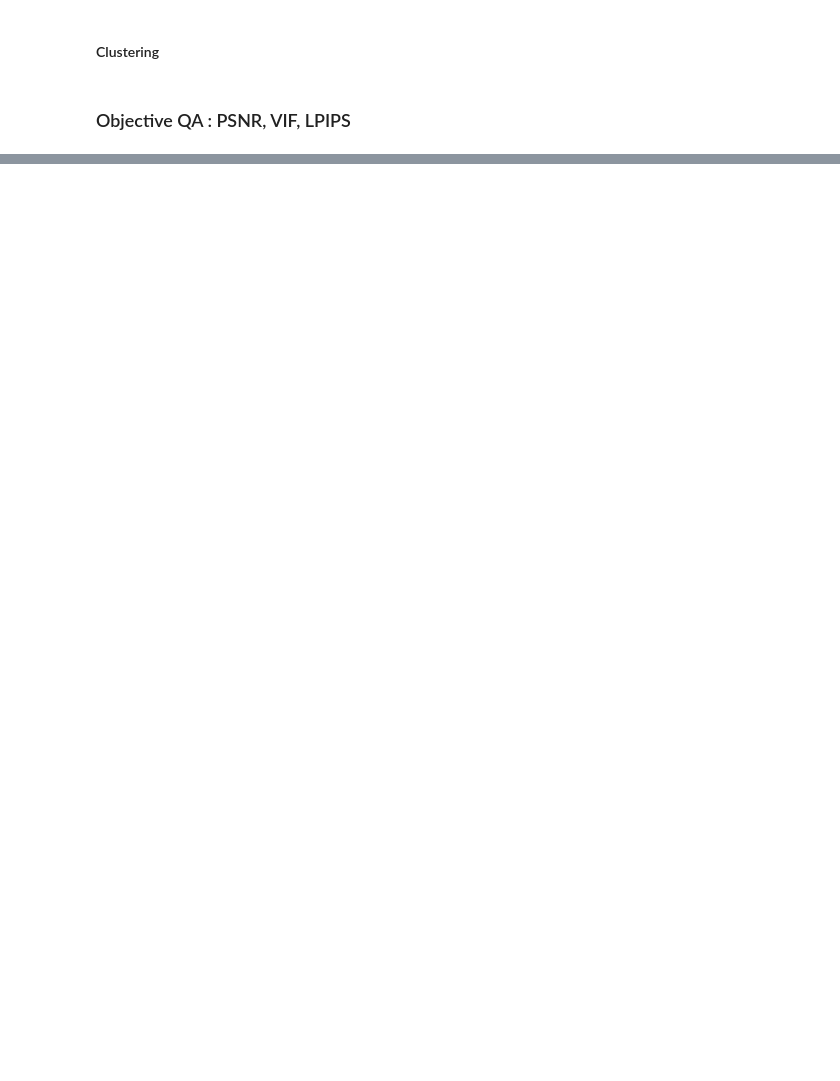
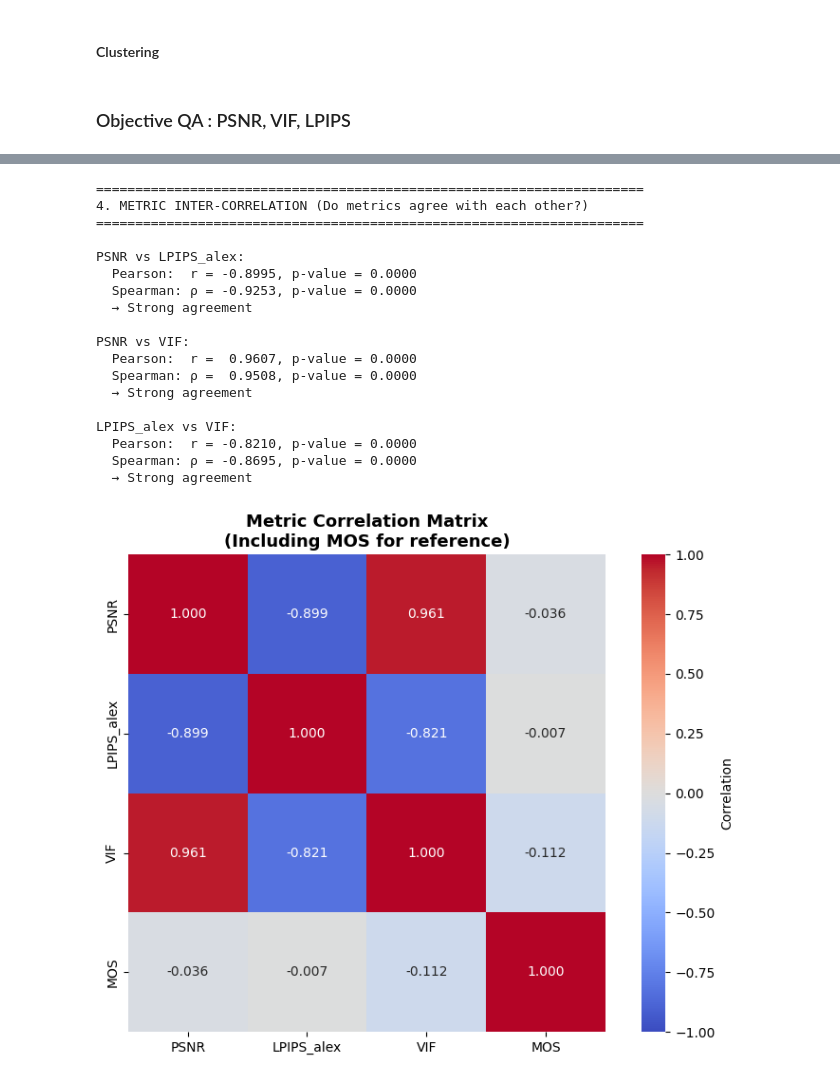
Before and after one commit to marrryzebwjq/Quality-of-Experience, a Jupyter notebook: project.ipynb, the cells around one changed output, grey strips where cells are left out. Saved outputs shown, nothing was run; the diff lists cells and outputs as text; code cells hidden in the pictures; blank space fills up the shorter version.

```diff
--- a/project.ipynb
+++ b/project.ipynb
@@ -593,0 +782,53 @@ df_videos[['Video', 'Algo', 'MOS', 'PSNR', 'LPIPS_alex', 'VIF']].head()
+# %%
+### 4. Metric Agreement Analysis
+# Analyze correlation between objective metrics (do they agree?)
+print("\n" + "="*70)
+print("4. METRIC INTER-CORRELATION (Do metrics agree with each other?)")
+print("="*70)
+
+metric_pairs = [('PSNR', 'LPIPS_alex'), ('PSNR', 'VIF'), ('LPIPS_alex', 'VIF')]
+
+for metric1, metric2 in metric_pairs:
+    valid_data = df_metrics[[metric1, metric2]].dropna()
+    pearson_r, pearson_p = pearsonr(valid_data[metric1], valid_data[metric2])
+    spearman_r, spearman_p = spearmanr(valid_data[metric1], valid_data[metric2])
+
+    print(f"\n{metric1} vs {metric2}:")
+    print(f"  Pearson:  r = {pearson_r:7.4f}, p-value = {pearson_p:.4f}")
+    print(f"  Spearman: ρ = {spearman_r:7.4f}, p-value = {spearman_p:.4f}")
+
+    if abs(pearson_r) > 0.7:
+        print(f"  → Strong agreement")
+    elif abs(pearson_r) > 0.4:
+        print(f"  → Moderate agreement")
+    else:
+        print(f"  → Weak agreement / Independent metrics")
+
+# Correlation heatmap
+fig, ax = plt.subplots(figsize=(8, 6))
+corr_matrix = df_metrics[['PSNR', 'LPIPS_alex', 'VIF', 'MOS']].corr()
+sns.heatmap(corr_matrix, annot=True, fmt='.3f', cmap='coolwarm', center=0,
+            square=True, cbar_kws={'label': 'Correlation'}, ax=ax, vmin=-1, vmax=1)
+ax.set_title('Metric Correlation Matrix\n(Including MOS for reference)', fontsize=13, fontweight='bold')
+plt.tight_layout()
+plt.show()
+# %% [output]
+======================================================================
+4. METRIC INTER-CORRELATION (Do metrics agree with each other?)
+======================================================================
+
+PSNR vs LPIPS_alex:
+  Pearson:  r = -0.8995, p-value = 0.0000
+  Spearman: ρ = -0.9253, p-value = 0.0000
+  → Strong agreement
+
+PSNR vs VIF:
+  Pearson:  r =  0.9607, p-value = 0.0000
+  Spearman: ρ =  0.9508, p-value = 0.0000
+  → Strong agreement
+
+LPIPS_alex vs VIF:
+  Pearson:  r = -0.8210, p-value = 0.0000
+  Spearman: ρ = -0.8695, p-value = 0.0000
+  → Strong agreement
+[figure, added]
```
Also changed, not shown: parts of 17 cells of this notebook.
